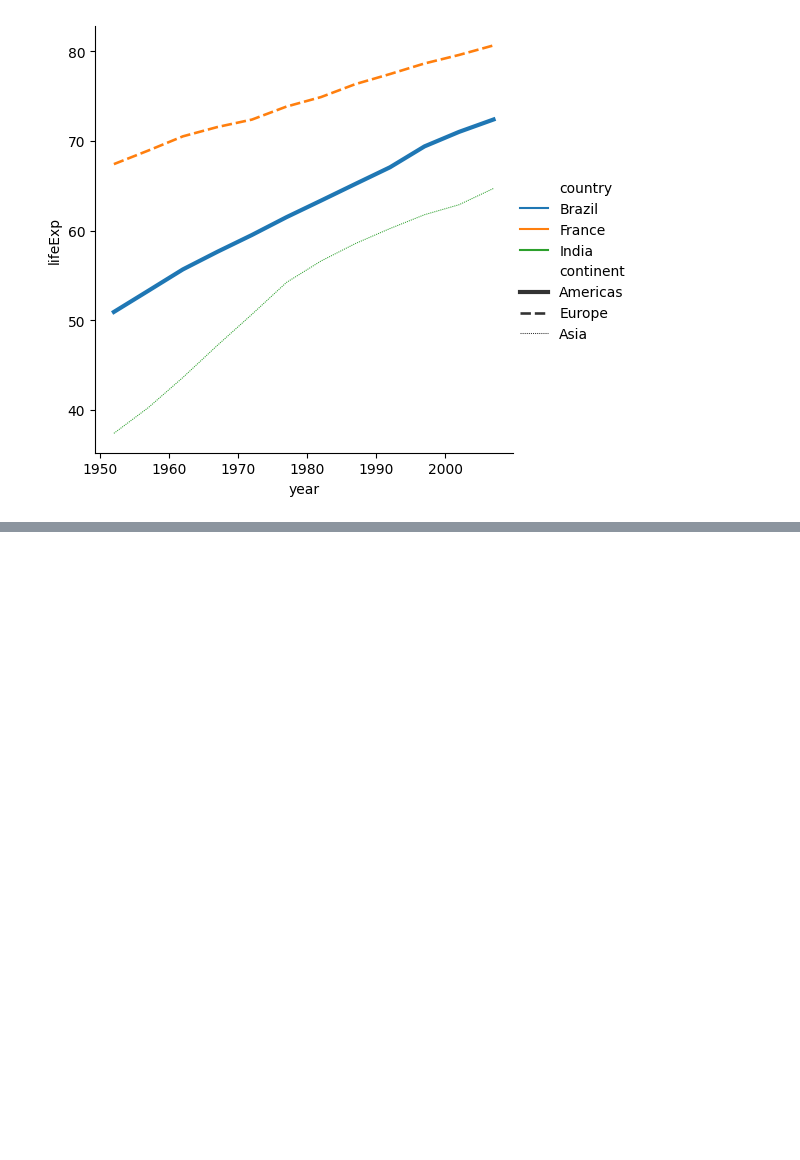
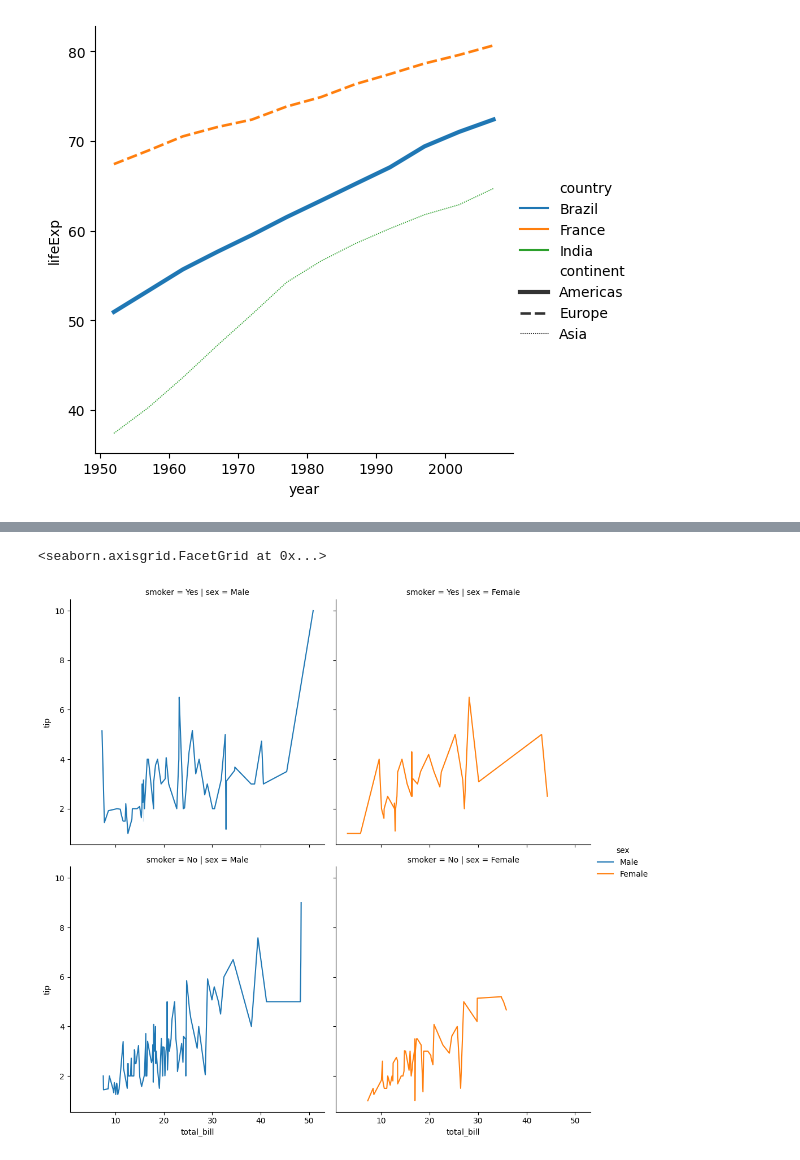
Before and after one commit to aayushmanz/Python-For-Data-Science, a Jupyter notebook: Seaborn in Python/Seaborn.ipynb, the cells around one changed output, grey strips where cells are left out. Drawn from its saved outputs; the diff is of its cells as text; code cells hidden in the pictures; blank space fills up the shorter version.

```diff
--- a/Seaborn in Python/Seaborn.ipynb
+++ b/Seaborn in Python/Seaborn.ipynb
@@ -162,2 +174,9 @@ sns.relplot(data=temp,x='year', y = 'lifeExp', hue='country', kind='line', style
+# %%
+# facet plot -> figure level function -> work with relplot
+# it will notn work with scattarplot and lineplot
+sns.relplot(data=tips, x='total_bill', y='tip', kind='line', col='sex',row='smoker', hue='sex')
+# %% [output]
+<seaborn.axisgrid.FacetGrid at 0x...>
+[figure, added]
 # %%
 # col wrap
```
Also changed, not shown: parts of 3 cells of this notebook.
